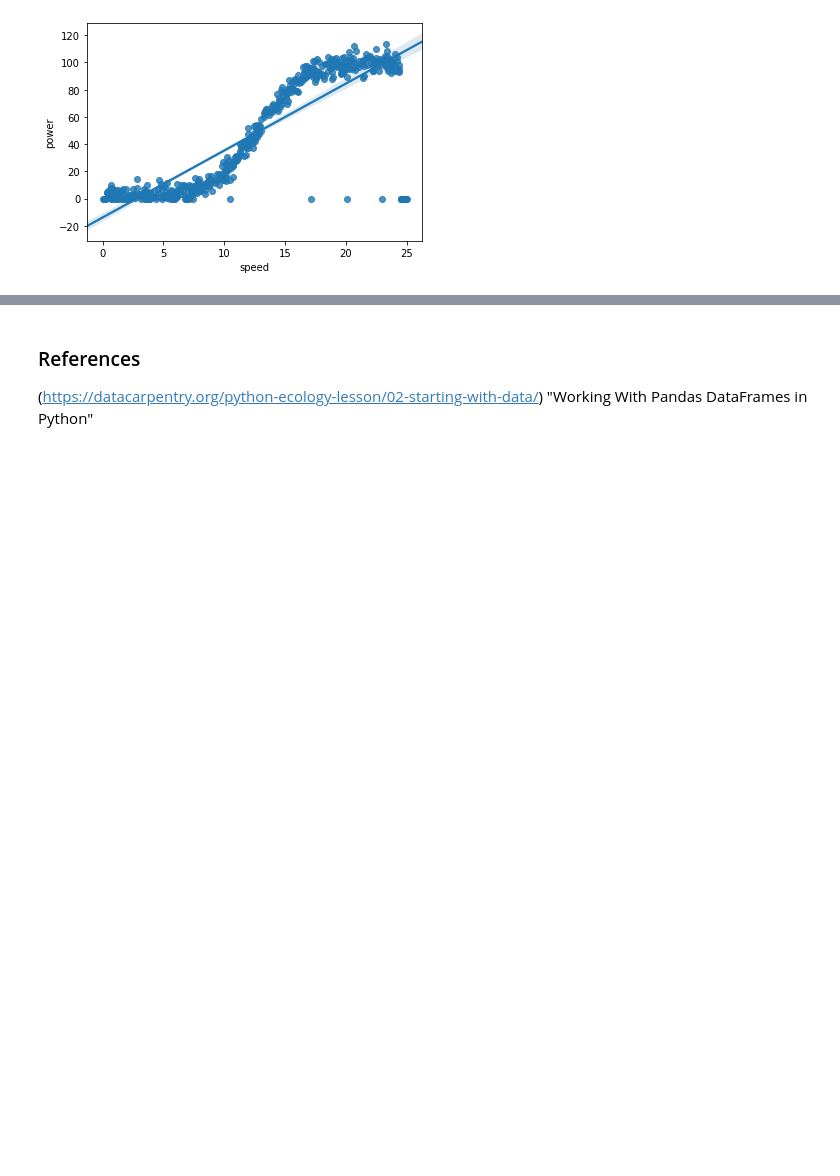
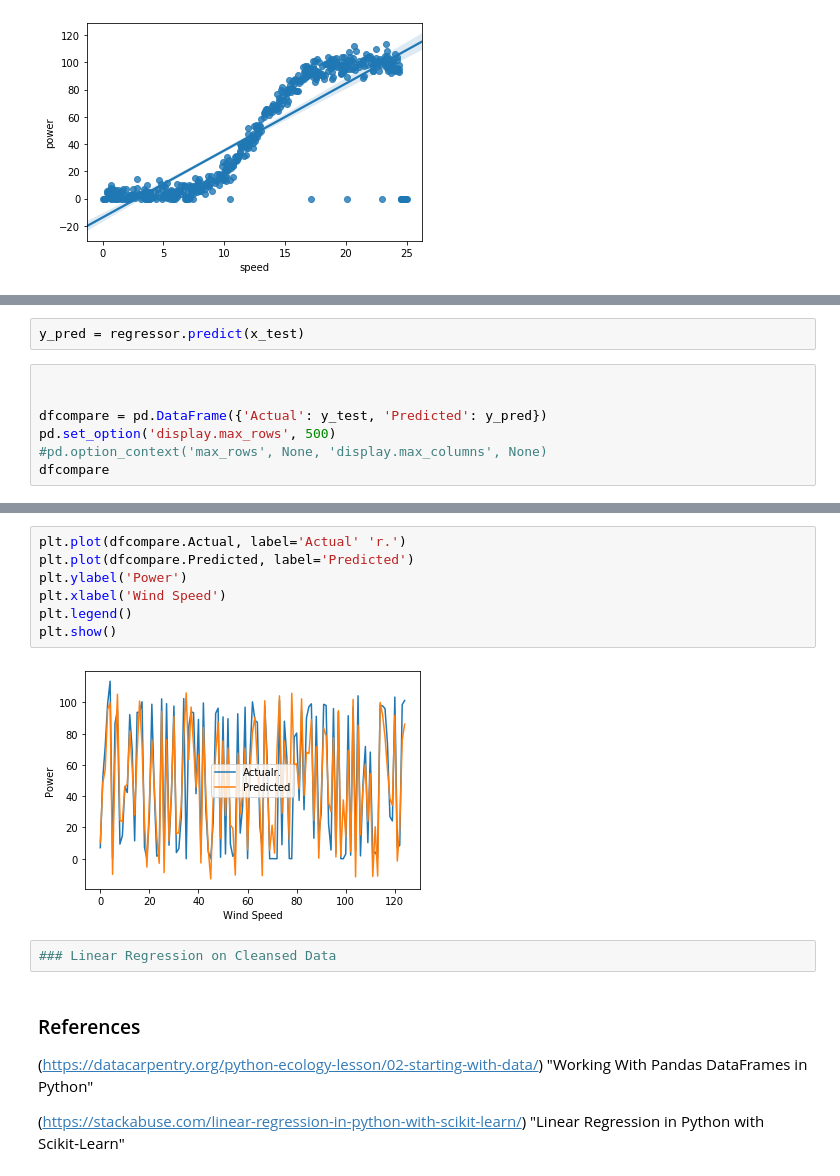
Before and after one commit to moranneil/MACHINE_LEARNING_AND_STATISTICS_PROJECT_2020, a Jupyter notebook: MACHINE LEARNING AND STATISTICS PROJECT 2021.ipynb, the cells around one changed output, grey strips where cells are left out. Saved outputs shown, nothing was run; the diff lists cells and outputs as text; blank space fills up the shorter version.

```diff
--- a/MACHINE LEARNING AND STATISTICS PROJECT 2021.ipynb
+++ b/MACHINE LEARNING AND STATISTICS PROJECT 2021.ipynb
@@ -80,0 +121,9 @@ sns.regplot(x='speed',y='power',data = wind_df)
+# %%
+y_pred = regressor.predict(x_test)
+# %%
+
+
+dfcompare = pd.DataFrame({'Actual': y_test, 'Predicted': y_pred})
+pd.set_option('display.max_rows', 500)
+#pd.option_context('max_rows', None, 'display.max_columns', None)
+dfcompare
@@ -81,4 +157,17 @@ sns.regplot(x='speed',y='power',data = wind_df)
+# %%
+plt.plot(dfcompare.Actual, label='Actual' 'r.')
+plt.plot(dfcompare.Predicted, label='Predicted')
+plt.ylabel('Power')
+plt.xlabel('Wind Speed')
+plt.legend()
+plt.show()
+# %% [output]
+[figure, added]
+# %%
+### Linear Regression on Cleansed Data
 # %% [markdown]
 ### References
 
 (https://datacarpentry.org/python-ecology-lesson/02-starting-with-data/) "Working With Pandas DataFrames in Python"
+
+(https://stackabuse.com/linear-regression-in-python-with-scikit-learn/) "Linear Regression in Python with Scikit-Learn"
```
Also changed, not shown: parts of 21 cells of this notebook.
